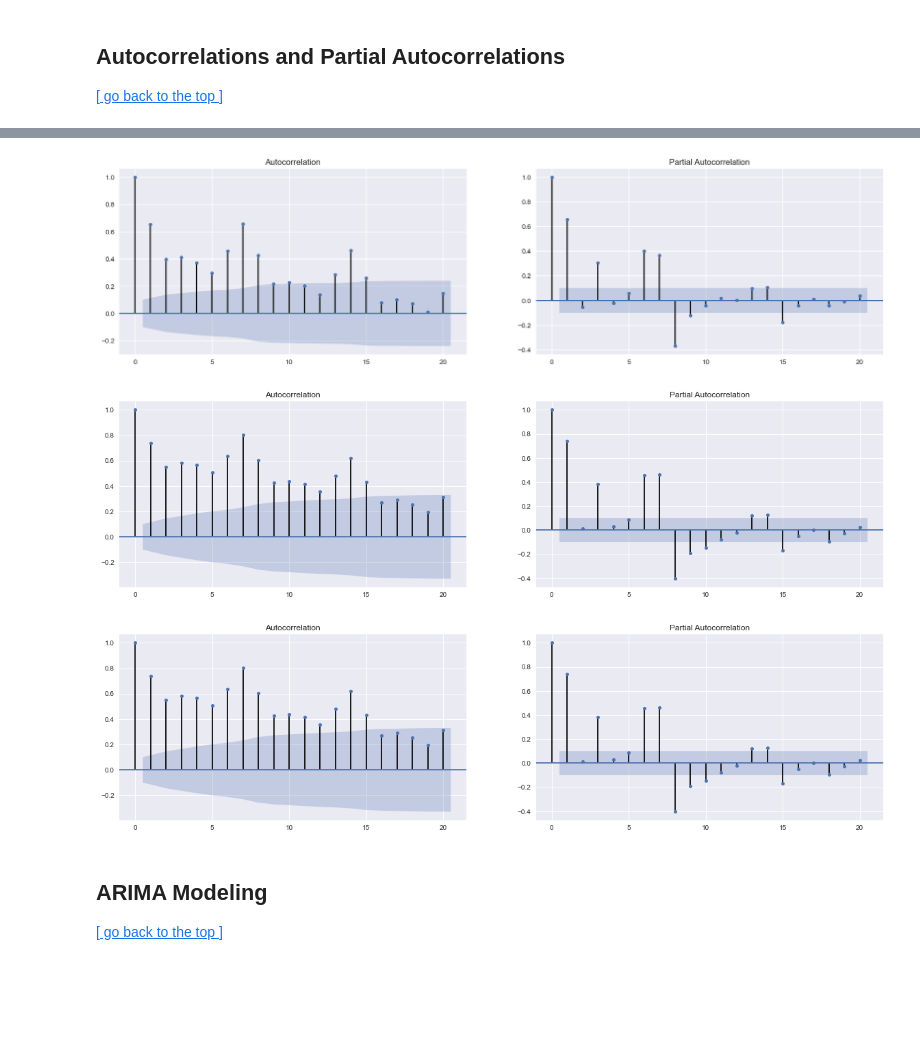
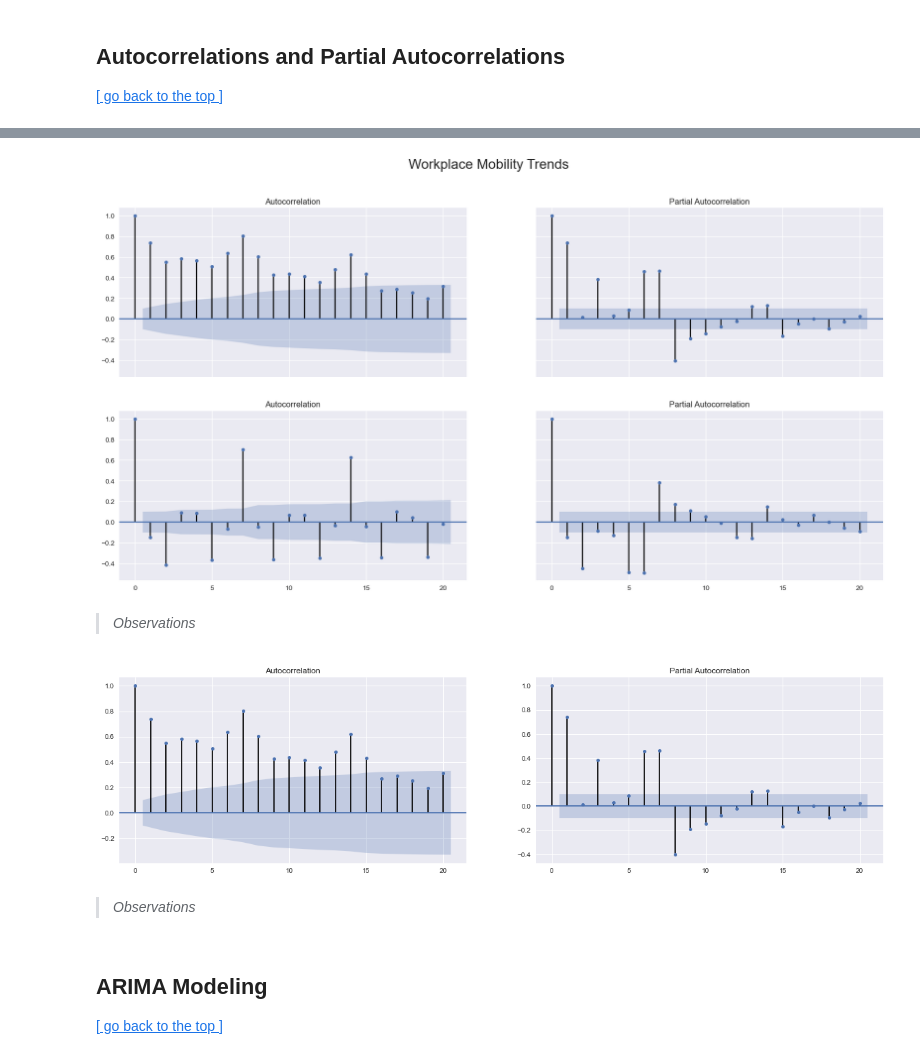
Before and after one commit to griffinwt/Hackathon_March2021, a Jupyter notebook: code/EDA-Brandon/Transportation-Google-Indicators.ipynb, the cells around one changed output, grey strips where cells are left out. Saved outputs shown, nothing was run; the diff lists cells and outputs as text; code cells hidden in the pictures; blank space fills up the shorter version.

```diff
--- a/code/EDA-Brandon/Transportation-Google-Indicators.ipynb
+++ b/code/EDA-Brandon/Transportation-Google-Indicators.ipynb
@@ -479,32 +509,53 @@ dtype: float64
+# %%
+## Calculate the ACF and PACF for the flow series up to 20 lags
+#df_sub = df[['workplaces']]
+# acf_20 = acf(df_sub, nlags=20)
+# pacf_20 = pacf(df_sub, nlags=20)
+
+# Draw Plot
+fig, axs = plt.subplots(nrows = 2,
+                        ncols = 2,
+                        figsize=(20,10),
+                        dpi= 100,
+                        sharex = True,
+                        sharey = True)
+
+ts = df['residential']
+plot_acf(ts, lags=20, ax=axs[0][0])
+plot_pacf(ts, lags=20, ax=axs[0][1])
+
+ts = difference(df['residential'])
+plot_acf(ts, lags=20, ax=axs[1][0])
+plot_pacf(ts, lags=20, ax=axs[1][1])
+plt.suptitle('Workplace Mobility Trends', fontsize = 20)
+plt.show()
+# %% [output]
+[figure, added]
+# %% [markdown]
+> *Observations*
+>
+>
 # %%
-## Calculate the ACF and PACF for the flow series up to 20 lags
-# acf_20 = acf(df_sub, nlags=20)
-# pacf_20 = pacf(df_sub, nlags=20)
-ts = df[['workplaces']]
+## Calc ACF & PACF for the time-series (up to 20 lags)
+#df_sub = df[['residential']]
+#acf_20 = acf(df_sub, nlags=20)
+#pacf_20 = pacf(df_sub, nlags=20)
+
 # Draw Plot
-fig, axes = plt.subplots(1,2,figsize=(20,5), dpi= 100)
-plot_acf(ts, lags=20, ax=axes[0])
-plot_pacf(ts, lags=20, ax=axes[1])
+fig, axes = plt.subplots(nrows = 1,
+                         ncols = 2,
+                         #dpi = 100, # figure resolution
+                         figsize = (20,5))
+
+plot_acf(df.residential, lags=20, ax=axes[0])
+plot_pacf(df.residential, lags=20, ax=axes[1])
 plt.show()
 # %% [output]
-[figure, old version]
+[figure, new version]
-# %%
-## Calc ACF & PACF for the time-series (up to 20 lags)
-#df_sub = df[['residential']]
-#acf_20 = acf(df_sub, nlags=20)
-#pacf_20 = pacf(df_sub, nlags=20)
-
-# Draw Plot
-fig, axes = plt.subplots(nrows = 1,
-                         ncols = 2,
-                         #dpi = 100, # figure resolution
-                         figsize = (20,5))
-
-plot_acf(df.residential, lags=20, ax=axes[0])
-plot_pacf(df.residential, lags=20, ax=axes[1])
-# %% [output]
-[figure, removed]
-[figure, removed]
+# %% [markdown]
+> *Observations*
+>
+>
 # %% [markdown]
 ## ARIMA Modeling
 
```
Also changed, not shown: parts of 9 cells of this notebook.
